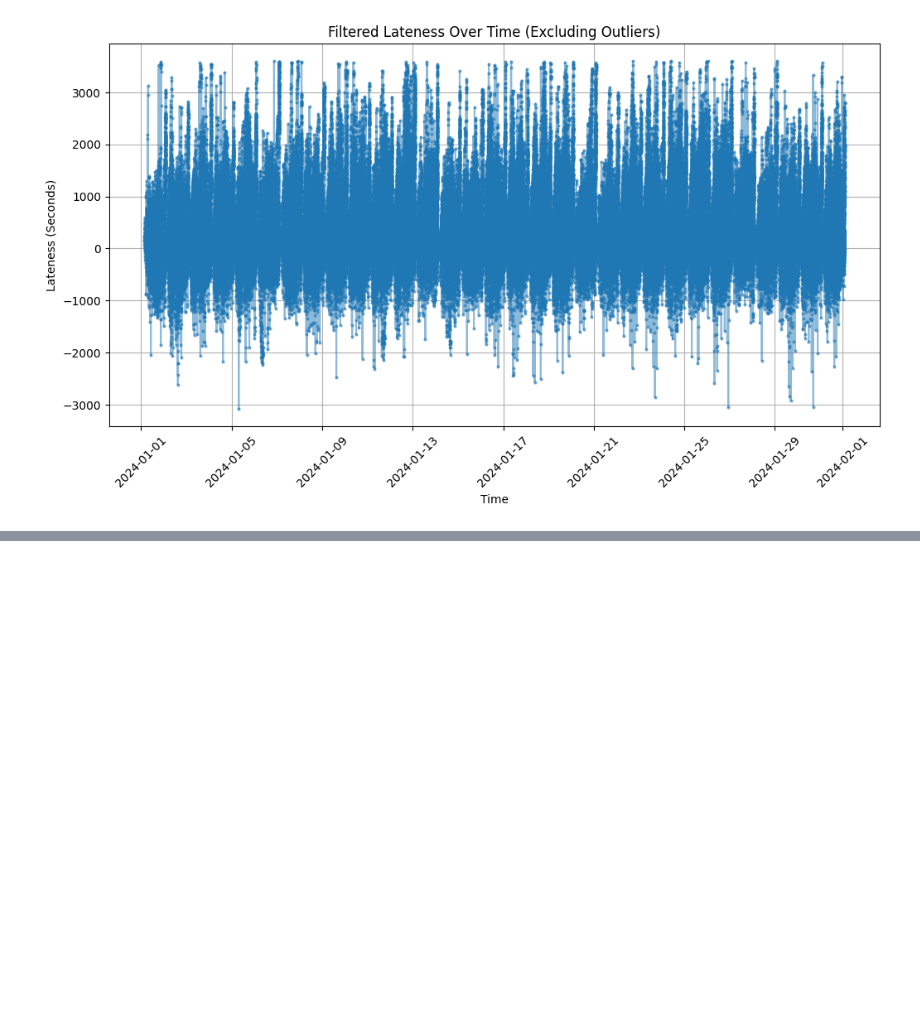
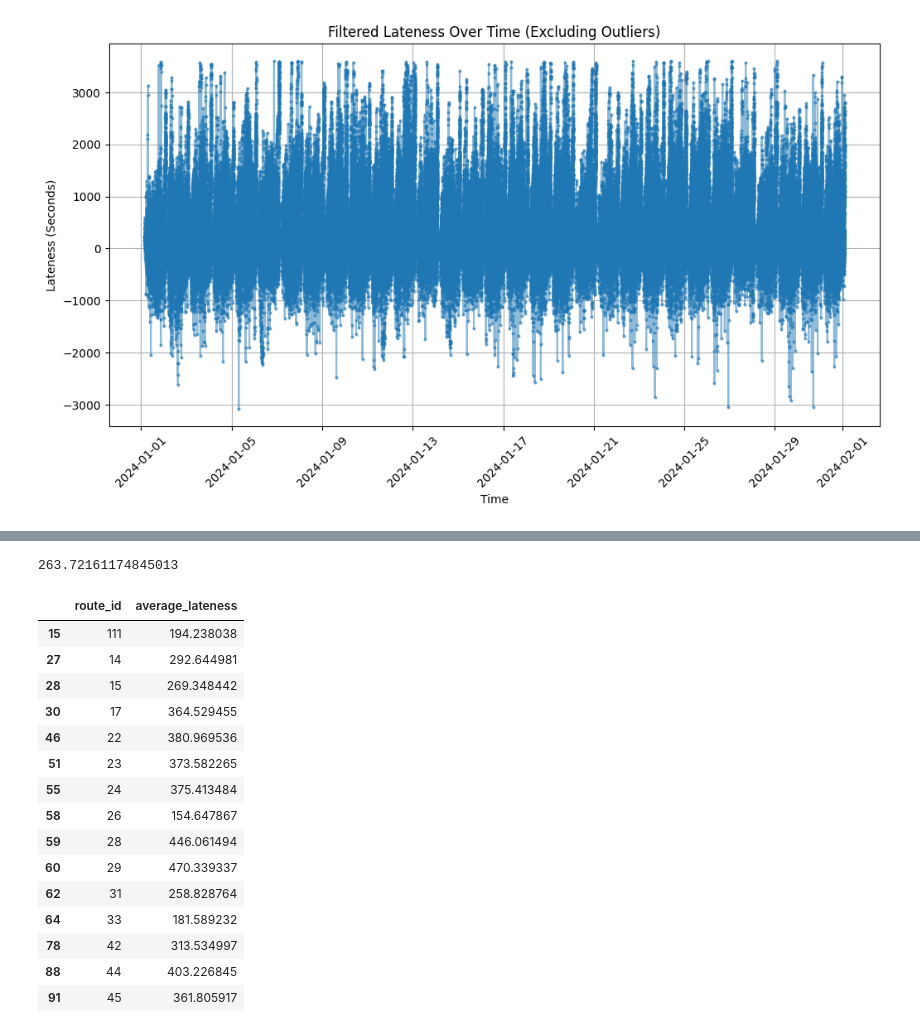
Before and after one commit to KKeySimon/BostonBusEquity, a Jupyter notebook: simon.ipynb, the cells around one changed output, grey strips where cells are left out. Cells and saved outputs as stored; diff of their text form; code cells hidden in the pictures; blank space fills up the shorter version.

Commit message:
ans to what are end to end travel times

```diff
--- a/simon.ipynb
+++ b/simon.ipynb
@@ -349,3 +360,36 @@ final_summary = final_total_lateness.merge(final_counts, on=["route_id", "month"
 final_summary["average_lateness"] = final_summary["lateness"] / final_summary["size"]
 
 final_summary.to_csv("final_summary.csv", index=False)
+# %%
+citywide_avg_lateness = final_summary["lateness"].sum() / final_summary["size"].sum()
+
+target_routes = ["22", "29", "15", "45", "28", "44", "42", "17", "23", "31", "26", "111", "24", "33", "14"]
+
+target_routes_summary = final_summary[final_summary["route_id"].isin(target_routes)]
+
+target_routes_avg_lateness = (target_routes_summary["average_lateness"] * target_routes_summary["size"]).sum() / target_routes_summary["size"].sum()
+
+print(citywide_avg_lateness)
+
+route_avg_wait_time = final_summary.groupby("route_id", as_index=False)["average_lateness"].mean()
+target_routes_avg_wait_time = route_avg_wait_time[route_avg_wait_time["route_id"].isin(target_routes)]
+
+target_routes_avg_wait_time
+# %% [output]
+263.72161174845013
+|  | route_id | average_lateness |
+| 15 | 111 | 194.238038 |
+| 27 | 14 | 292.644981 |
+| 28 | 15 | 269.348442 |
+| 30 | 17 | 364.529455 |
+| 46 | 22 | 380.969536 |
+| 51 | 23 | 373.582265 |
+| 55 | 24 | 375.413484 |
+| 58 | 26 | 154.647867 |
+| 59 | 28 | 446.061494 |
+| 60 | 29 | 470.339337 |
+| 62 | 31 | 258.828764 |
+| 64 | 33 | 181.589232 |
+| 78 | 42 | 313.534997 |
+| 88 | 44 | 403.226845 |
+| 91 | 45 | 361.805917 |
```
Also changed, not shown: parts of 2 cells of this notebook.
